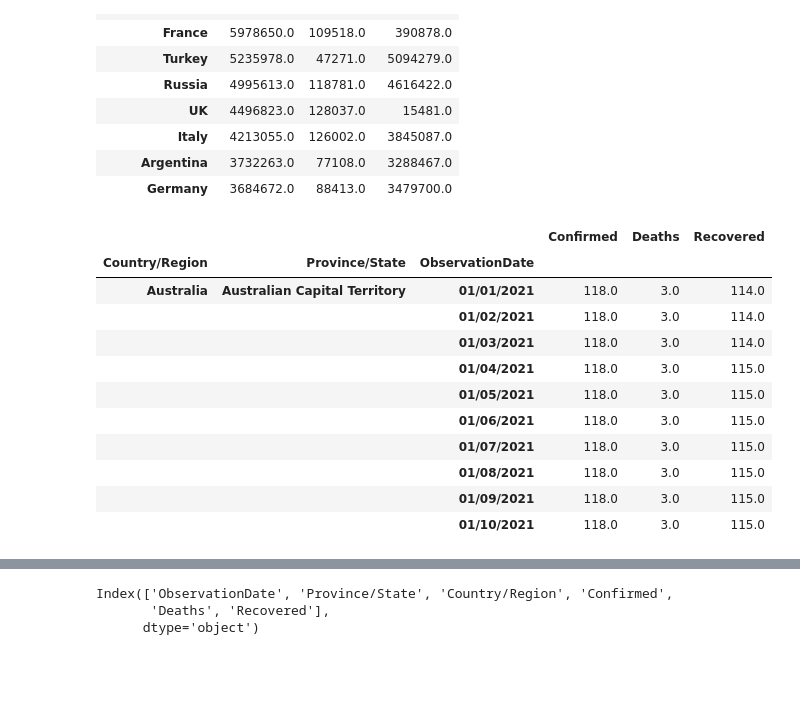
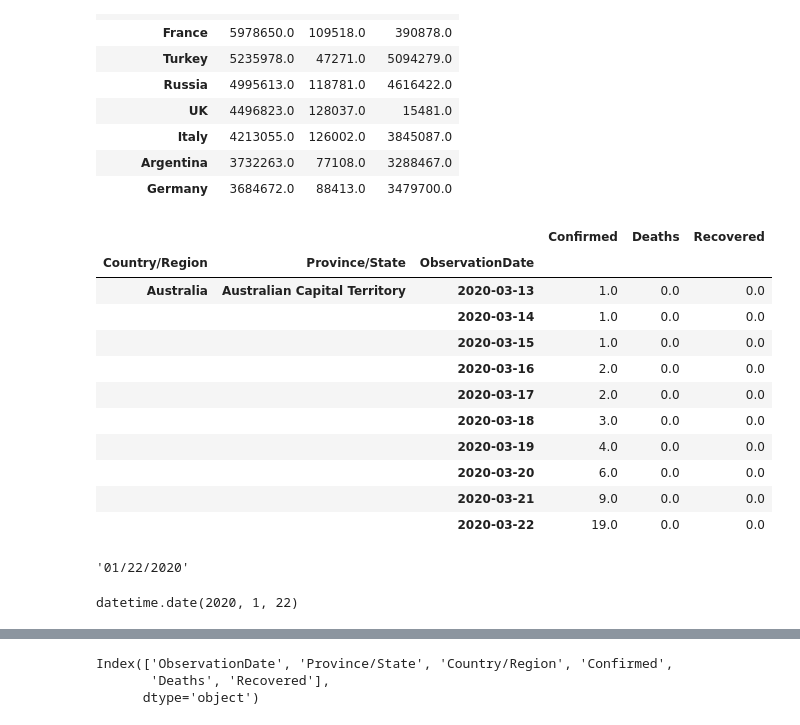
Before and after one commit to Swift-ya/data_analytics, a Jupyter notebook: 6_covid.ipynb, the cells around one changed output, grey strips where cells are left out. Drawn from its saved outputs; the diff is of its cells as text; code cells hidden in the pictures; blank space fills up the shorter version.

```diff
--- a/6_covid.ipynb
+++ b/6_covid.ipynb
@@ -230,18 +230,29 @@ max_df.sort_values("Confirmed", ascending=False).head(10)
 | Germany | 3684672.0 | 88413.0 | 3479700.0 |
 # %%
 # группировка по странам, провинциям и датам
-cpd_data = df_1.groupby(['Country/Region', 'Province/State', 'ObservationDate']).sum()
+cpd_data = df_2.groupby(['Country/Region', 'Province/State', 'ObservationDate']).sum()
 cpd_data.head(10)
 # %% [output]
 |  |  |  | Confirmed | Deaths | Recovered |
 | Country/Region | Province/State | ObservationDate |  |  |  |
-| Australia | Australian Capital Territory | 01/01/2021 | 118.0 | 3.0 | 114.0 |
-|  |  | 01/02/2021 | 118.0 | 3.0 | 114.0 |
-|  |  | 01/03/2021 | 118.0 | 3.0 | 114.0 |
-|  |  | 01/04/2021 | 118.0 | 3.0 | 115.0 |
-|  |  | 01/05/2021 | 118.0 | 3.0 | 115.0 |
-|  |  | 01/06/2021 | 118.0 | 3.0 | 115.0 |
-|  |  | 01/07/2021 | 118.0 | 3.0 | 115.0 |
-|  |  | 01/08/2021 | 118.0 | 3.0 | 115.0 |
-|  |  | 01/09/2021 | 118.0 | 3.0 | 115.0 |
-|  |  | 01/10/2021 | 118.0 | 3.0 | 115.0 |
+| Australia | Australian Capital Territory | 2020-03-13 | 1.0 | 0.0 | 0.0 |
+|  |  | 2020-03-14 | 1.0 | 0.0 | 0.0 |
+|  |  | 2020-03-15 | 1.0 | 0.0 | 0.0 |
+|  |  | 2020-03-16 | 2.0 | 0.0 | 0.0 |
+|  |  | 2020-03-17 | 2.0 | 0.0 | 0.0 |
+|  |  | 2020-03-18 | 3.0 | 0.0 | 0.0 |
+|  |  | 2020-03-19 | 4.0 | 0.0 | 0.0 |
+|  |  | 2020-03-20 | 6.0 | 0.0 | 0.0 |
+|  |  | 2020-03-21 | 9.0 | 0.0 | 0.0 |
+|  |  | 2020-03-22 | 19.0 | 0.0 | 0.0 |
+# %%
+# изучеам даты
+df_1['ObservationDate'][0]
+# %% [output]
+'01/22/2020'
+# %%
+# конвертация временных данных
+date = '01/22/2020'
+pd.to_datetime(date).date()
+# %% [output]
+datetime.date(2020, 1, 22)
```
Also changed, not shown: parts of 7 cells of this notebook, 3 other files.
